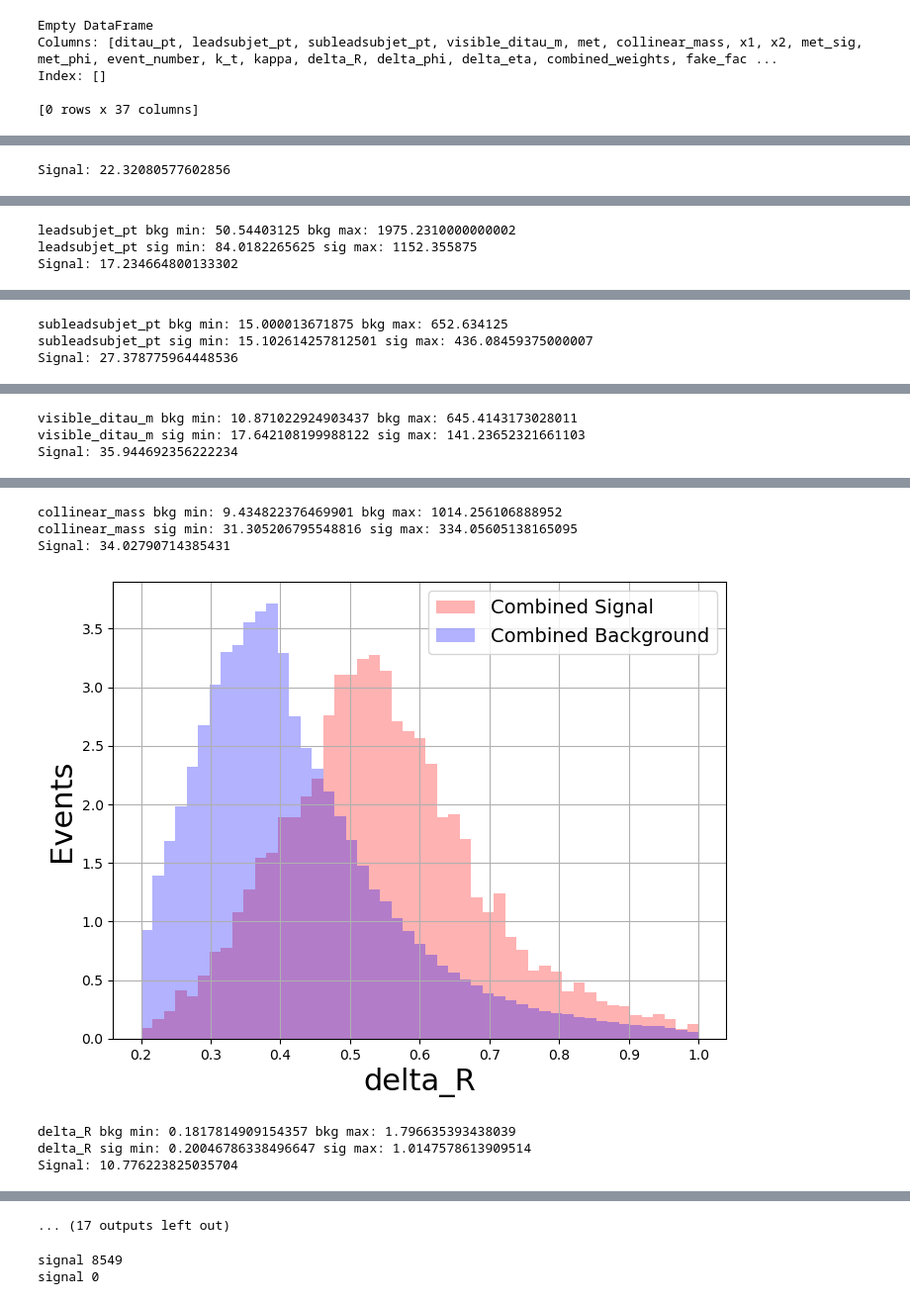
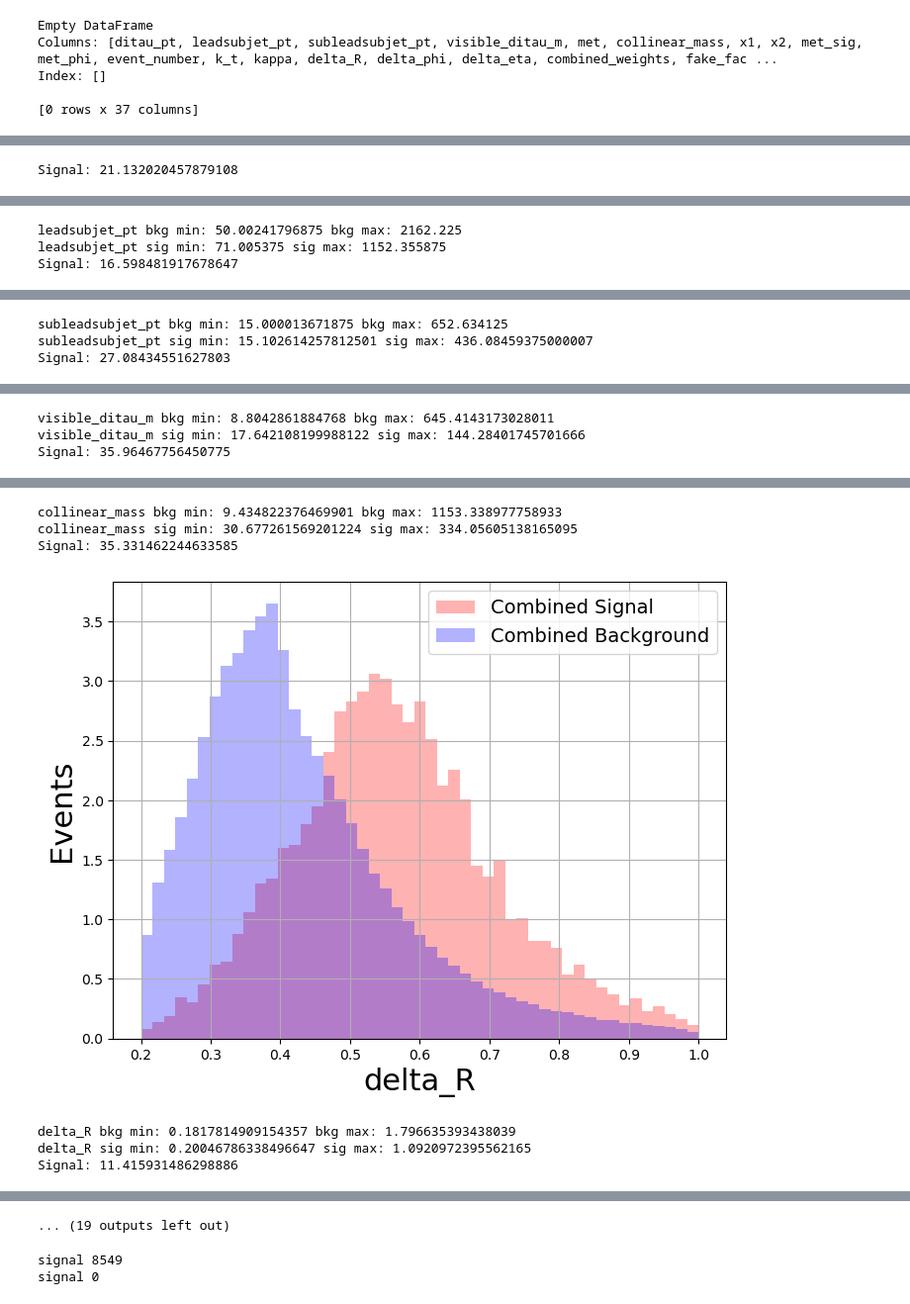
Before and after one commit to alig146/DiTau, a Jupyter notebook: analysis/Ana_v7.ipynb, the cells around one changed output, grey strips where cells are left out. Shown at 99% size. Drawn from its saved outputs; the diff is of its cells as text; code cells hidden in the pictures.

```diff
--- a/analysis/Ana_v7.ipynb
+++ b/analysis/Ana_v7.ipynb
@@ -338,16 +356,16 @@ data_branches = \
  'n_bjets_DL1dv01_FixedCutBEff_70']
 # %%
 # path_template = '/home/agarabag/data/ditau/new_test/T01/mc/ditau_hh/{year}/nom/user.*.{dsid}.*/user.*.root'
-path_template = '/global/homes/a/agarabag/pscratch/ditdau_samples/new_T01/T01/mc/ditau_hh/{year}/nom/user.*.{dsid}.*/user.*.root'
+path_template = '/global/homes/a/agarabag/pscratch/ditdau_samples/new_samples/T03/mc/ditau_hh/{year}/nom/user.*.{dsid}.*/user.*.root'
 # path_template = '/global/homes/a/agarabag/pscratch/ditdau_samples/V08/mc/ditau_hh/{year}/nom/user.shhirose.*{dsid}.*/user.*.root'
 
 def read_root(dsid_list, mc_ws, year_id='mc20e', year='18'):
     out = []
     hlt_branches = {
-        '15': ['HLT_j360', 'HLT_j380', 'HLT_j420_a10_lcw_L1J100', 'HLT_j420_a10r_L1J100'],
-        '16': ['HLT_j360', 'HLT_j380', 'HLT_j420_a10_lcw_L1J100', 'HLT_j420_a10r_L1J100'],
-        '17': ['HLT_j400', 'HLT_j440_a10_lcw_subjes_L1J100'],
-        '18': ['HLT_j420', 'HLT_j420_a10t_lcw_jes_35smcINF_L1J100', 'HLT_j420_a10t_lcw_jes_35smcINF_L1SC111']
+        '15': ['HLT_j360', 'HLT_j380', 'HLT_j420_a10_lcw_L1J100', 'HLT_j420_a10r_L1J100', 'HLT_xe70_mht', 'HLT_j420_a10r_L1J100', 'HLT_xe110_mht_L1XE50'],
+        '16': ['HLT_j360', 'HLT_j380', 'HLT_j420_a10_lcw_L1J100', 'HLT_j420_a10r_L1J100', 'HLT_xe70_mht', 'HLT_j420_a10r_L1J100', 'HLT_xe110_mht_L1XE50'],
+        '17': ['HLT_j400', 'HLT_j440_a10_lcw_subjes_L1J100', 'HLT_xe110_pufit_L1XE55'],
+        '18': ['HLT_j420', 'HLT_j420_a10t_lcw_jes_35smcINF_L1J100', 'HLT_j420_a10t_lcw_jes_35smcINF_L1SC111', 'HLT_xe110_pufit_xe70_L1XE50']
     }
 
     for dsid in dsid_list:
@@ -403,8 +421,8 @@ processes = {
         'VBFH': VBFH, 'ggH': ggH, 'WH': WH, 'ZH': ZH, 'ttH': ttH
     },
     'background': {
-        'Ztt_inc': Ztt_inc, 'ttV': ttV, 'VV': VV, 'Top': Top,
-        'W': W, 'Zll_inc': Zll_inc
+        'Ztt_inc': Ztt_inc, 'VV': VV, 'Top': Top,
+        'W': W, 'Zll_inc': Zll_inc, #'ttV': ttV
     }
 }
 
@@ -643,10 +698,10 @@ def apply_cuts(data, data_type='MC'):
 
     return cut_results
 # %%
-with open('raw_mc_data.pkl', 'rb') as f:
+with open('/global/homes/a/agarabag/pscratch/ditdau_samples/new_samples/raw_mc_data.pkl', 'rb') as f:
     uncut_mc = pickle.load(f)
 
-with open('raw_data_data.pkl', 'rb') as f:
+with open('/global/homes/a/agarabag/pscratch/ditdau_samples/new_samples/raw_data_data.pkl', 'rb') as f:
     uncut_data = pickle.load(f)
 # %%
 # cut_data = apply_cuts({'data_18': data_18, 'data_17': data_17,
@@ -1316,8 +1229,7 @@ def Data_Var(t):
 # %%
 def cut_x1_x2(t):
     cut_mask = np.where((np.array(t[6]) > 0) & (np.array(t[7]) > 0) & (np.array(t[6]) < 2) & (np.array(t[7]) < 2) &
-                        # (np.array(t[16]) > 0) & (np.array(t[1]) > 50) & (np.array(t[2]) > 15))[0]
-                        (np.array(t[16]) > 0) & (np.array(t[1]) > 50) & (np.array(t[2]) > 15) & (np.array(t[4]) > 60))[0]
+                        (np.array(t[1]) > 50) & (np.array(t[2]) > 15) & (np.array(t[4]) > 60) & (np.array(t[16]) > 0))[0]
     filtered_t = [np.array(arr)[cut_mask] for arr in t]
     return filtered_t
 # %%
@@ -1517,6 +1632,7 @@ plot_configs = {
     'met_centrality': (-1.5, 1.5, 50),       # Centrality
     'delta_phi_met_ditau': (-3.2, 3.2, 50),
     'delta_phi_met_ditau_normalized': (-1, 1, 50),
+    'combined_weights': (-0.02, 0.02, 50),  # Combined weights
     # 'leadsubjet_n_core_tracks': (0, 20, 50),
     # 'subleadsubjet_n_core_tracks': (0, 20, 50),
     # 'e_ratio_sublead': (0, 1, 50),       # Energy ratio
@@ -1528,7 +1644,7 @@ plot_configs = {
 # Signal and background processes
 signal_processes = [ggh_plot, vbfh_plot, wh_plot, zh_plot, tth_plot]
 # background_processes = [vv_plot, ztt_plot, zll_plot, w_plot, top_plot]
-background_processes = [vv_plot, ztt_plot, zll_plot, w_plot, ttv_plot, top_plot, data_plot]
+background_processes = [vv_plot, ztt_plot, zll_plot, w_plot, top_plot, data_plot]
 
 # background_processes = [zll_plot]
 # Create plot for each variable
@@ -1574,4 +1690,4 @@ for var, (xmin, xmax, nbins) in plot_configs.items():
     print(var, 'bkg min:', np.min(combined_background), 'bkg max:', np.max(combined_background))
     print(var, 'sig min:', np.min(combined_signal), 'sig max:', np.max(combined_signal))
 # %% [output]
-Signal: 22.32080577602856
+Signal: 21.132020457879108
@@ -1579,3 +1695,3 @@ Signal: 22.32080577602856
-leadsubjet_pt bkg min: 50.54403125 bkg max: 1975.2310000000002
-leadsubjet_pt sig min: 84.0182265625 sig max: 1152.355875
-Signal: 17.234664800133302
+leadsubjet_pt bkg min: 50.00241796875 bkg max: 2162.225
+leadsubjet_pt sig min: 71.005375 sig max: 1152.355875
+Signal: 16.598481917678647
@@ -1583,3 +1699,3 @@ Signal: 17.234664800133302
 subleadsubjet_pt bkg min: 15.000013671875 bkg max: 652.634125
 subleadsubjet_pt sig min: 15.102614257812501 sig max: 436.08459375000007
-Signal: 27.378775964448536
+Signal: 27.08434551627803
@@ -1587,3 +1703,3 @@ Signal: 27.378775964448536
-visible_ditau_m bkg min: 10.871022924903437 bkg max: 645.4143173028011
-visible_ditau_m sig min: 17.642108199988122 sig max: 141.23652321661103
-Signal: 35.944692356222234
+visible_ditau_m bkg min: 8.8042861884768 bkg max: 645.4143173028011
+visible_ditau_m sig min: 17.642108199988122 sig max: 144.28401745701666
+Signal: 35.96467756450775
@@ -1591,7 +1707,7 @@ Signal: 35.944692356222234
-collinear_mass bkg min: 9.434822376469901 bkg max: 1014.256106888952
-collinear_mass sig min: 31.305206795548816 sig max: 334.05605138165095
-Signal: 34.02790714385431
+collinear_mass bkg min: 9.434822376469901 bkg max: 1153.338977758933
+collinear_mass sig min: 30.677261569201224 sig max: 334.05605138165095
+Signal: 35.331462244633585
-[figure, old version]
+[figure, new version]
 delta_R bkg min: 0.1817814909154357 bkg max: 1.796635393438039
-delta_R sig min: 0.20046786338496647 sig max: 1.0147578613909514
-Signal: 10.776223825035704
+delta_R sig min: 0.20046786338496647 sig max: 1.0920972395562165
+Signal: 11.415931486298886
@@ -1599,4 +1715,4 @@ Signal: 10.776223825035704
-... (17 outputs left out)
+... (19 outputs left out)
 # %%
 # Setup parameters
 plt.figure(figsize=(10, 8))
```
Also changed, not shown: parts of 26 cells of this notebook, 39 other files.
